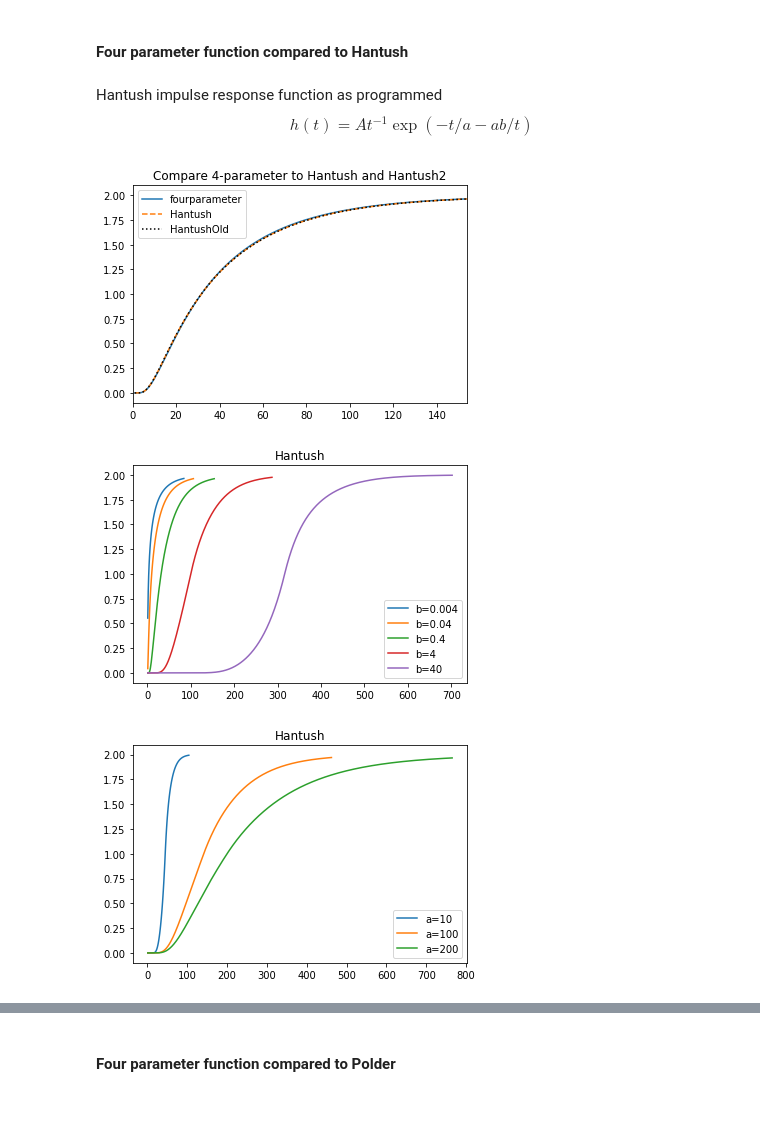
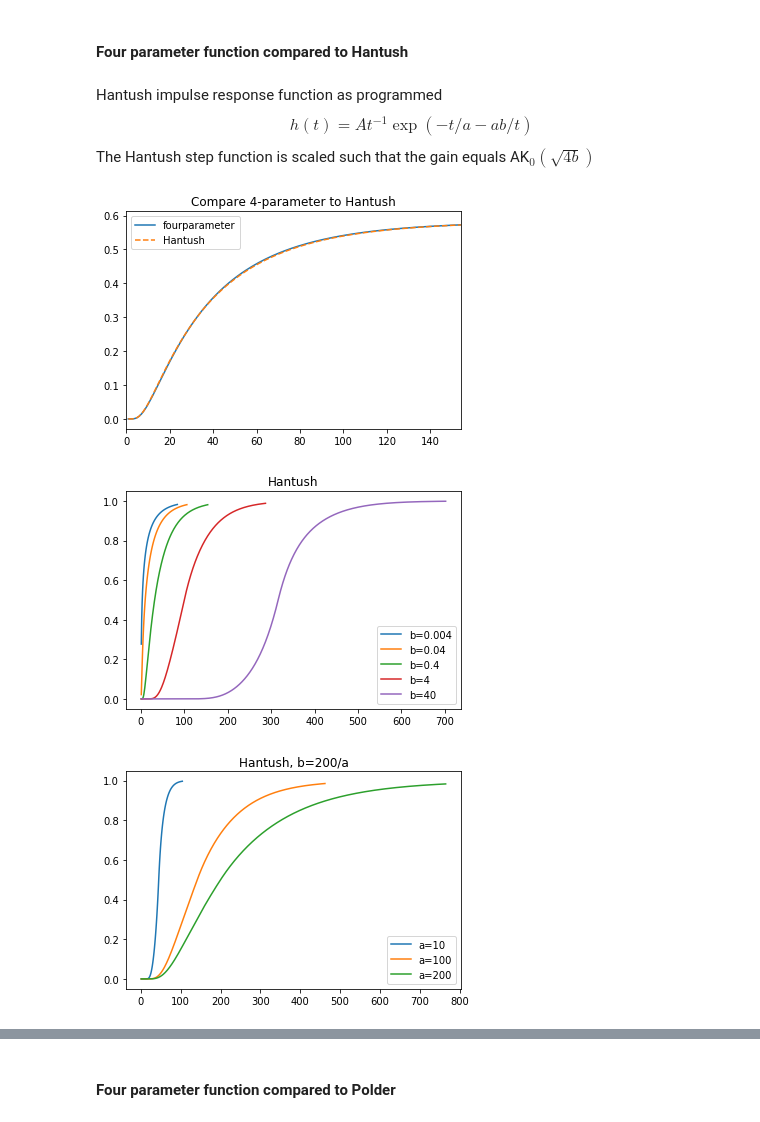
Before and after one commit to pastas/pastas, a Jupyter notebook: examples/notebooks/response_functions_like_4param.ipynb, the cells around one changed output, grey strips where cells are left out. Saved outputs shown, nothing was run; the diff lists cells and outputs as text; code cells hidden in the pictures.

Commit message:
Scaled Hantush and Polder
Hantush and Polder now have a gain that is not equal to 1, but to what the steady state would be. This should improve parameter estimation.

```diff
--- a/examples/notebooks/response_functions_like_4param.ipynb
+++ b/examples/notebooks/response_functions_like_4param.ipynb
@@ -84,40 +84,40 @@ Hantush impulse response function as programmed
 \begin{equation}
 h(t) = At^{-1}\exp(-t/a - ab/t)
 \end{equation}
+The Hantush step function is scaled such that the gain equals AK$_0(\sqrt{4b})$
 # %%
+from scipy.special import k0
 A = 2
 a = 50
 b = 0.4
 # relationship between cS, rho and a, b
 cS = a
 rho = np.sqrt(4 * b)
-fp = fourp.step([A, 1e-6, a, b], dt=1, cutoff=0.95) # A=2, n=0, a=50, b=0.4
+fp = fourp.step([A, 1e-6, a, b], dt=1, cutoff=0.95) * k0(np.sqrt(4 * b))
 ht = hantush.step([A, a, b], dt=1, cutoff=0.95) # A=2, a=50, b=0.4
-htold = hantushold.step([2, rho, cS], dt=1, cutoff=0.95) # A=2, cS=a, rho=sqrt(4b)
 plt.plot(np.arange(1, len(fp) + 1), fp, label='fourparameter')
 plt.plot(np.arange(1, len(ht) + 1), ht, '--', label='Hantush')
-plt.plot(np.arange(1, len(htold) + 1), htold, ':k', label='HantushOld')
 plt.legend()
 plt.xlim(0, len(ht))
-plt.title('Compare 4-parameter to Hantush and Hantush2');
+plt.title('Compare 4-parameter to Hantush');
 # %% [output]
-[figure, old version]
+[figure, new version]
 # %%
 for b in [0.004, 0.04, 0.4, 4, 40]:
-    h = hantush.step([2, 50, b], dt=1, cutoff=0.95)
+    h = hantush.step([2, 50, b], dt=1, cutoff=0.95) / hantush.gain([2, 50, b])
     plt.plot(np.arange(1, len(h) + 1), h, label=f'b={b}')
 plt.legend()
 plt.title('Hantush');
 # %% [output]
-[figure, old version]
+[figure, new version]
 # %%
 for a in [10, 100, 200]:
-    h = hantush.step([2, a, 200 / a], dt=1, cutoff=0.95)
+    h = hantush.step([2, a, 200 / a], dt=1, cutoff=0.95) / hantush.gain([2, a, 200 / a])
     plt.plot(np.arange(1, len(h) + 1), h, label=f'a={a}')
 plt.legend()
-plt.title('Hantush');
+plt.title('Hantush, b=200/a');
 # %% [output]
-[figure, old version]
+[figure, new version]
 # %% [markdown]
 #### Hantush step function compared to classic Hantush function
 The classic Hantush function is
```
Also changed, not shown: parts of 8 cells of this notebook, 1 other file.
